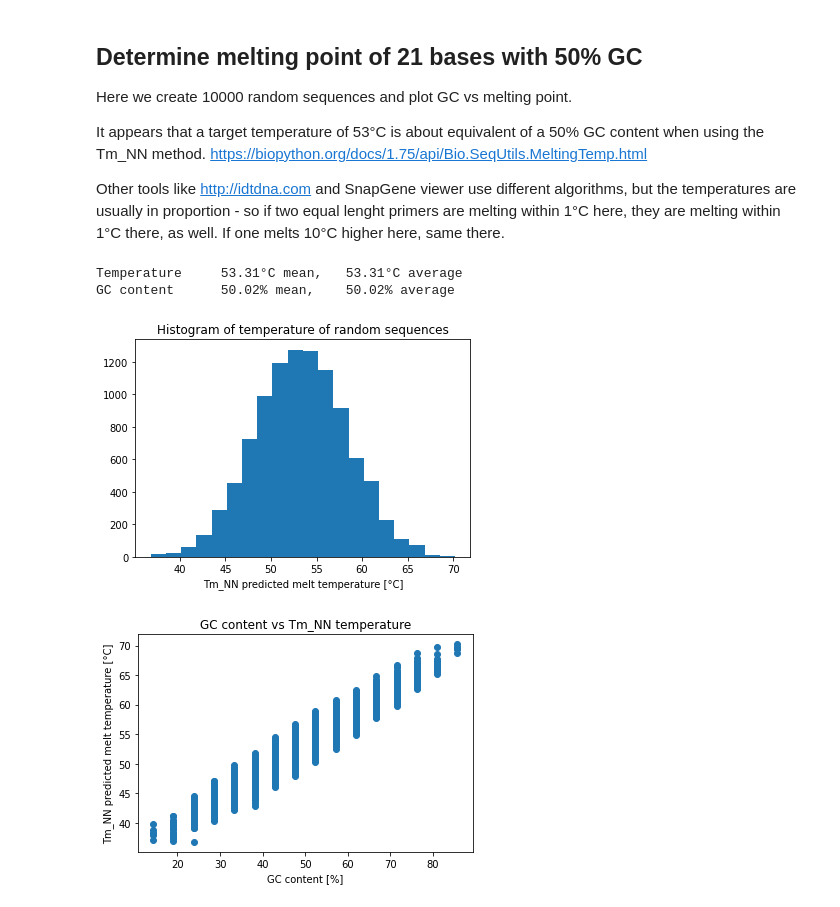
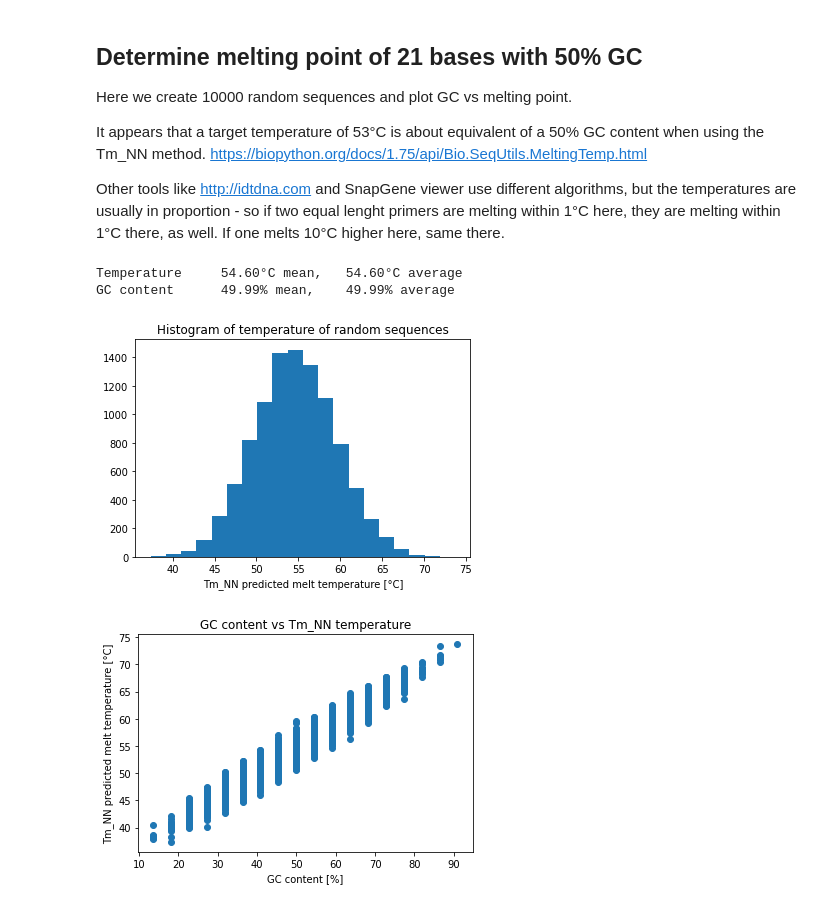
Before and after one commit to retospect/PCR-Template-Generator, a Jupyter notebook: PCR_Template_Generator.ipynb, the cells around one changed output. Cells and saved outputs as stored; diff of their text form; code cells hidden in the pictures.

Commit message:
Fixed melting temperature to reflect 22bp primers.

```diff
--- a/PCR_Template_Generator.ipynb
+++ b/PCR_Template_Generator.ipynb
@@ -155,7 +155,7 @@ class SecondaryLimit(Rule):
 
 class Sequence:
   # Constructor with default parameters
-  def __init__(self, seq_length = 75, primer_length = 22, probe_length=25, primer_melt=53,
+  def __init__(self, seq_length = 75, primer_length = 22, probe_length=25, primer_melt=54.6,
                probe_gap=3, sequence = "", debug=False):
     self._primer_length = primer_length
     self._probe_length = probe_length
@@ -242,10 +242,8 @@ class Sequence:
     for primer in self.fwd_primer(), self.rev_primer():
       rules.append(gcContent(sequence=primer, min=49, max=51, note="Primer"))
 
-      # Primers should melt within +-1C of target temperature, 53°C
-      # 53C is about the mean for 50% GC content as determined below
-      primer_temp = 53
-      rules.append(MeltingRange(sequence=primer, min=primer_temp-1, max=primer_temp+1, note="Primer"))
+      primer_temp = self._primer_melt
+      rules.append(MeltingRange(sequence=primer, min=primer_temp-0.5, max=primer_temp+0.5, note="Primer"))
 
       # # Penalty if the GC content is not 50% in the last n bases on the 3' end.
       for clamp_length in [5,11]:
@@ -397,31 +395,31 @@ Other tools like http://idtdna.com and SnapGene viewer use different algorithms,
 # %%
 import random
 from Bio.SeqUtils import MeltingTemp
 import matplotlib.pyplot as plt
 import numpy as np
 
-seq_length = 21
+seq_length = 22
 samples = 10000
 temperature = np.zeros(samples)
 gc = np.zeros(samples)
 for i in range(samples):
   s = "".join([random.choice('atgc') for x in range(seq_length)])
   t = MeltingTemp.Tm_NN(s)
   temperature[i] = t
   gc[i] = GC(s)
 
 print("Temperature\t{:4.2f}°C mean,\t{:4.2f}°C average".format(temperature.mean(), np.average(temperature)))
 print("GC content \t{:4.2f}% mean,\t{:4.2f}% average".format(gc.mean(), np.average(gc)))
 n, bins, patches = plt.hist(temperature, bins=20)
 plt.title("Histogram of temperature of random sequences")
 plt.xlabel("Tm_NN predicted melt temperature [°C]")
 plt.figure()
 plt.scatter(gc, temperature)
 plt.title("GC content vs Tm_NN temperature")
 plt.xlabel("GC content [%]")
 plt.ylabel("Tm_NN predicted melt temperature [°C]");
 # %% [output]
-Temperature     53.31°C mean,   53.31°C average
-GC content      50.02% mean,    50.02% average
+Temperature     54.60°C mean,   54.60°C average
+GC content      49.99% mean,    49.99% average
-[figure, old version]
+[figure, new version]
-[figure, old version]
+[figure, new version]
```
Also changed, not shown: parts of 1 cell of this notebook.
